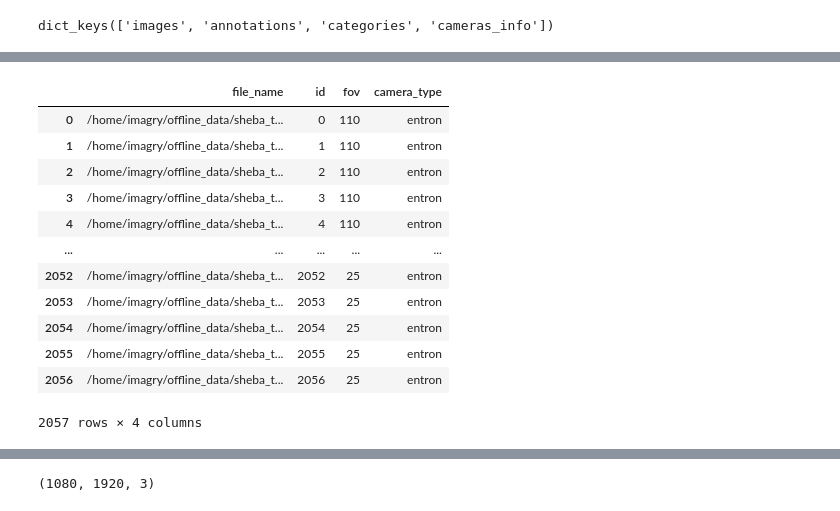
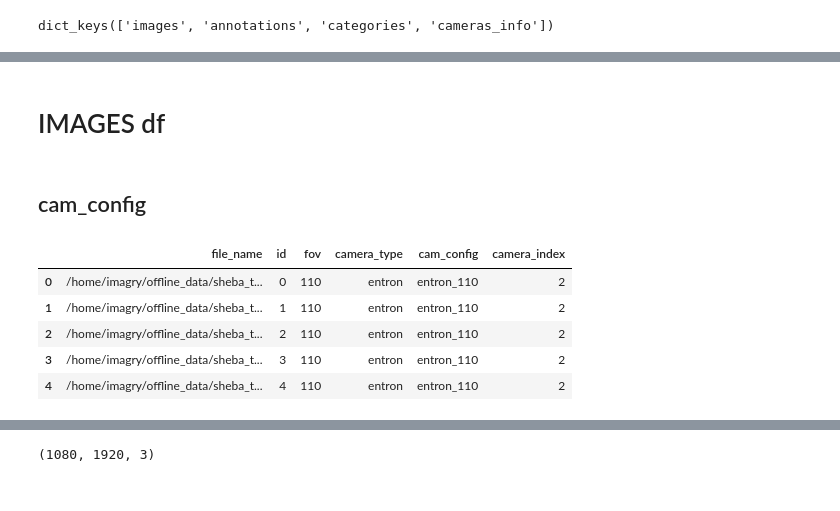
Before and after one commit to itamargins/scripts, a Jupyter notebook: Data_EDA.ipynb, the cells around one changed output, grey strips where cells are left out. Saved outputs shown, nothing was run; the diff lists cells and outputs as text; code cells hidden in the pictures.

```diff
--- a/Data_EDA.ipynb
+++ b/Data_EDA.ipynb
@@ -12,10 +22,14 @@ IMAGE_SHAPE = (1240, 720)
 # useful reference: https://github.com/imagry/AVM_PSD/blob/main/src/data/psd_data.ipynb
 # %%
-coco_path = "/home/imagry/offline_data/cognata/cognata_103sim.json"
-coco_path = "/home/imagry/offline_data/sheba_trips/entron2057_val.json"
+coco_path = "/home/imagry/offline_data/sheba_trips/entron_28-08/entron_28-08_LOCAL_OVERSAMPLED_train.json"
+
 with open(coco_path, "r") as f:
     data = json.load(f)
-data.keys()
+print(data.keys())
+
+ds_name  = os.path.basename(coco_path).split('.')[0]
+
+cognata = False
 # %% [output]
 dict_keys(['images', 'annotations', 'categories', 'cameras_info'])
 # %%
@@ -22,0 +43,4 @@ class_mapping = {x['id']:x['name'] for x in data['categories']}
+# %% [markdown]
+# IMAGES df
+# %% [markdown]
+## cam_config
@@ -23,18 +56,17 @@ class_mapping = {x['id']:x['name'] for x in data['categories']}
 # %%
 image_df = pd.DataFrame(data['images'])
 image2type = dict(zip(image_df['id'], image_df['camera_type']))
-image_df
+
+image_df['cam_config'] = (image_df['camera_type']) + '_' + ((image_df['fov'].values.astype(str)))
+image2config = dict(zip(image_df['id'], image_df["cam_config"]))
+
+image_df['camera_index'] = image_df['file_name'].apply(lambda x: int(x.split('/')[-3]))
+
+image_df.head(5)
 # %% [output]
-|  | file_name | id | fov | camera_type |
-| 0 | /home/imagry/offline_data/sheba_t... | 0 | 110 | entron |
-| 1 | /home/imagry/offline_data/sheba_t... | 1 | 110 | entron |
-| 2 | /home/imagry/offline_data/sheba_t... | 2 | 110 | entron |
-| 3 | /home/imagry/offline_data/sheba_t... | 3 | 110 | entron |
-| 4 | /home/imagry/offline_data/sheba_t... | 4 | 110 | entron |
-| ... | ... | ... | ... | ... |
-| 2052 | /home/imagry/offline_data/sheba_t... | 2052 | 25 | entron |
-| 2053 | /home/imagry/offline_data/sheba_t... | 2053 | 25 | entron |
-| 2054 | /home/imagry/offline_data/sheba_t... | 2054 | 25 | entron |
-| 2055 | /home/imagry/offline_data/sheba_t... | 2055 | 25 | entron |
-| 2056 | /home/imagry/offline_data/sheba_t... | 2056 | 25 | entron |
+|  | file_name | id | fov | camera_type | cam_config | camera_index |
+| 0 | /home/imagry/offline_data/sheba_t... | 0 | 110 | entron | entron_110 | 2 |
+| 1 | /home/imagry/offline_data/sheba_t... | 1 | 110 | entron | entron_110 | 2 |
+| 2 | /home/imagry/offline_data/sheba_t... | 2 | 110 | entron | entron_110 | 2 |
+| 3 | /home/imagry/offline_data/sheba_t... | 3 | 110 | entron | entron_110 | 2 |
+| 4 | /home/imagry/offline_data/sheba_t... | 4 | 110 | entron | entron_110 | 2 |
-2057 rows × 4 columns
```
Also changed, not shown: parts of 53 cells of this notebook, 17 other files.
